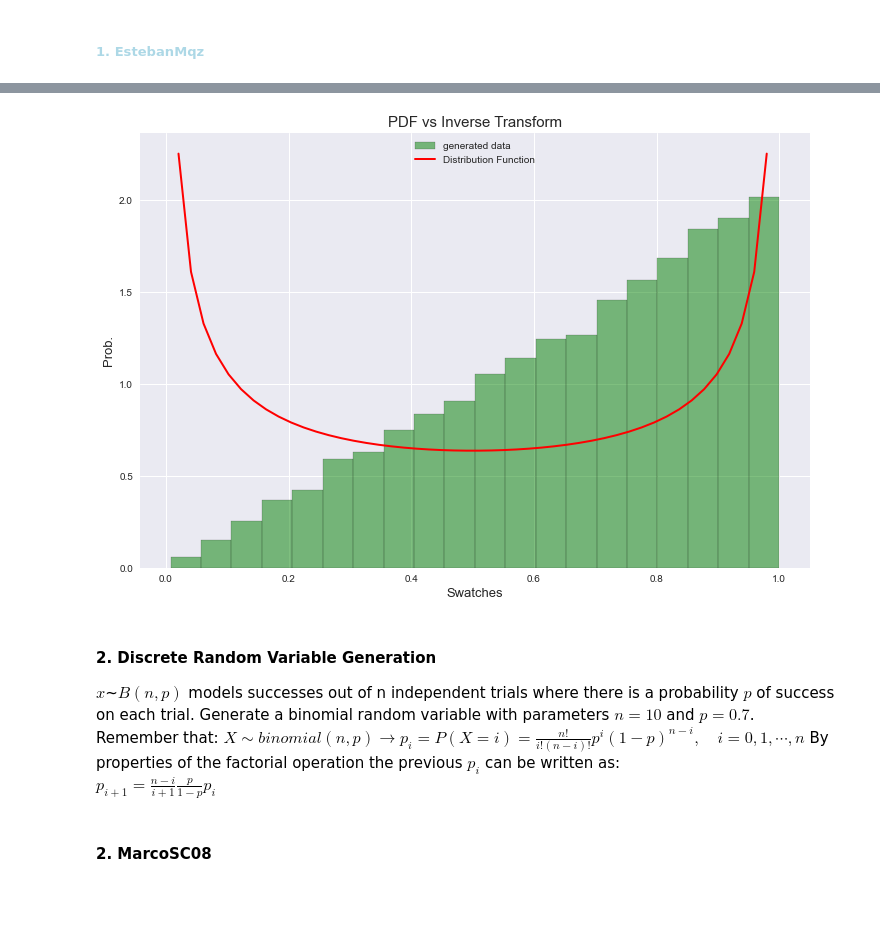
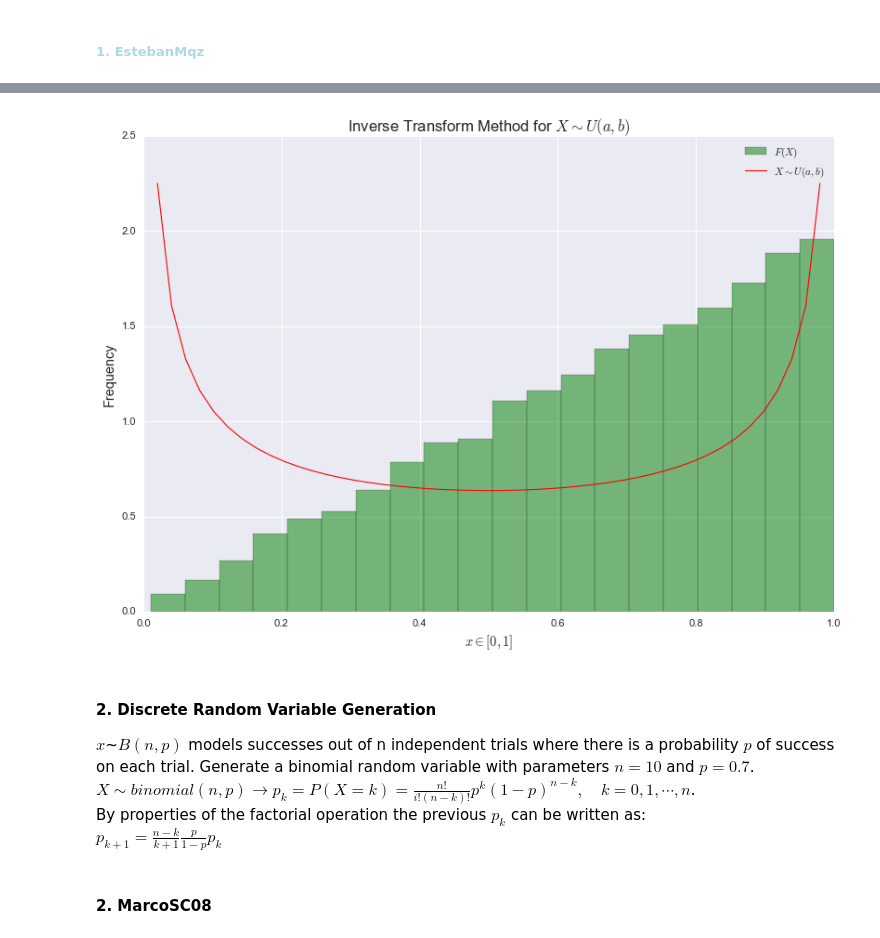
Before and after one commit to EMarquez7/Tarea5_MASanchez_EMarquez, a Jupyter notebook: Inverse-Transform.ipynb, the cells around one changed output, grey strips where cells are left out. Drawn from its saved outputs; the diff is of its cells as text; code cells hidden in the pictures; blank space fills up the shorter version.

```diff
--- a/Inverse-Transform.ipynb
+++ b/Inverse-Transform.ipynb
@@ -84,78 +96,92 @@ $f(x) = \frac{1}{\pi\sqrt {x(1-x)}}$
 # %%
-#Define x
-def Brownian(n: 'Number of samples'):
+def Brownian(n):
+    {"""Function to generate Brownian motion (Wiener process) to model random walks (stochastic processes) (f(X) passed inside).
+    Parameters
+    ----------
+    n : int
+        No. of samples
+    Returns
+    -------
+    x : np.array
+        Brownian motion (Wiener process).
+    """}
     if n < 0:
         raise ValueError('n must be non-negative')
     if n > 1:
-        return (np.sin((np.pi/2)*np.random.rand(n)))**2 #f(x)
+        return (np.sin((np.pi/2)*np.random.rand(n)))**2
     else:
         return 0
 
-
-import numpy as np
-import matplotlib.pyplot as plt
-
-#Inverse function
 def inverse_function(f):
-    """ Inverse function of f
+    {"""Inverse function to generate random data from a given f(x).
     Parameters
     ----------
     f : array_like
         Array of random numbers
     Returns
     -------
     g : array_like
-        Inverse function of f
-    """
+        Array of random numbers from a given f(x).
+    """}
     return np.sqrt(f)
 
-#Generate random data
 def random_data(n):
-    """Generate n random numbers between 0 and 1
+    {"""Generate n random numbers between a = 0 and b = 1 for X ~ U(0,1).
     Parameters
     ----------
     n : int
         Number of random numbers
     Returns
     -------
     f : array_like
         Array of random numbers
-    """
-
+    """}
     return np.random.random(n)
 
-#Plot comparison between random data with the inverse function and the pdf
 def plot_comparison(f, g):
+    {"""Comparison plots between the f(x) and its inverse.
+    Parameters
+    ----------
+    f : array_like
+        Array of random numbers
+    g : array_like
+        Array of random numbers from a given f(x).
+    Returns
+    -------
+    + plt.show():
+        plots of f(x) and its inverse in the same figure.
+    """}
+
     plt.style.use('seaborn')
-    plt.figure(figsize = (12, 8)) #Size
-    #Function, #bars, label, #Normalized
-    plt.hist(f, bins = 20, label = 'generated data', density = True, color='green', alpha=0.5, edgecolor='black')
-    x = np.linspace(0,1) #Start,stop
+    plt.figure(figsize = (12, 8))
+    plt.hist(f, bins = 20, label = '$F(X)$', density = True, color='green', alpha=0.5, edgecolor='black')
+    x = np.linspace(0,1)
     y = lambda x: 1/(np.pi*(np.sqrt(x*(1-x))))
-    plt.plot(x,y(x),'k',lw = 2, label = 'Distribution Function', color='red') #plot
-    plt.title("PDF vs Inverse Transform", fontsize= 15) #title
-    #Esthetic
-    plt.ylabel('Prob.', fontsize= 13)
-    plt.xlabel('Swatches', fontsize= 13)
+    plt.plot(x,y(x),'k',lw = 1, label = '$X \sim U(a,b)$', color='red')
+    plt.title("Inverse Transform Method for $X \sim U(a,b)$", fontsize= 15)
+    plt.ylabel('Frequency', fontsize= 13)
+    plt.xlabel('$x \in [0,1]$', fontsize= 13)
     plt.legend()
-    plt.show() #Show
+    plt.show()
+
+
+n=10000
 
 if __name__ == '__main__':
-    f = random_data(10000)
+    f = random_data(n)
     g = inverse_function(f)
     plot_comparison(g, f)
 
-n=1000
 f = Brownian(n)
 # %% [output]
-[figure, old version]
+[figure, new version]
 # %% [markdown]
 #### 2. Discrete Random Variable Generation<br>
 $x$~$B(n,p)$ models successes out of n independent trials where there is a probability $p$ of success on each trial.
 Generate a binomial random variable with parameters $n=10$ and $p=0.7$.<br>
-Remember that: $X\sim binomial(n,p) \longrightarrow p_i=P(X=i)=\frac{n!}{i!(n-i)!}p^i(1-p)^{n-i} ,\quad i=0,1,\cdots,n$
-By properties of the factorial operation the previous $p_i$ can be written as:<br>
-$p_{i+1}=\frac{n-i}{i+1}\frac{p}{1-p} p_i $
+$X\sim binomial(n,p) \longrightarrow p_k=P(X=k)=\frac{n!}{i!(n-k)!}p^k(1-p)^{n-k} ,\quad k={0,1,\cdots,n}$.<br>
+By properties of the factorial operation the previous $p_k$ can be written as:<br>
+$p_{k+1}=\frac{n-k}{k+1}\frac{p}{1-p} p_k $
 # %% [markdown]
 #### <span style='color:lightbrown'> 2. MarcoSC08 </span><br>
 # %%
```
Also changed, not shown: parts of 16 cells of this notebook, 2 other files.
